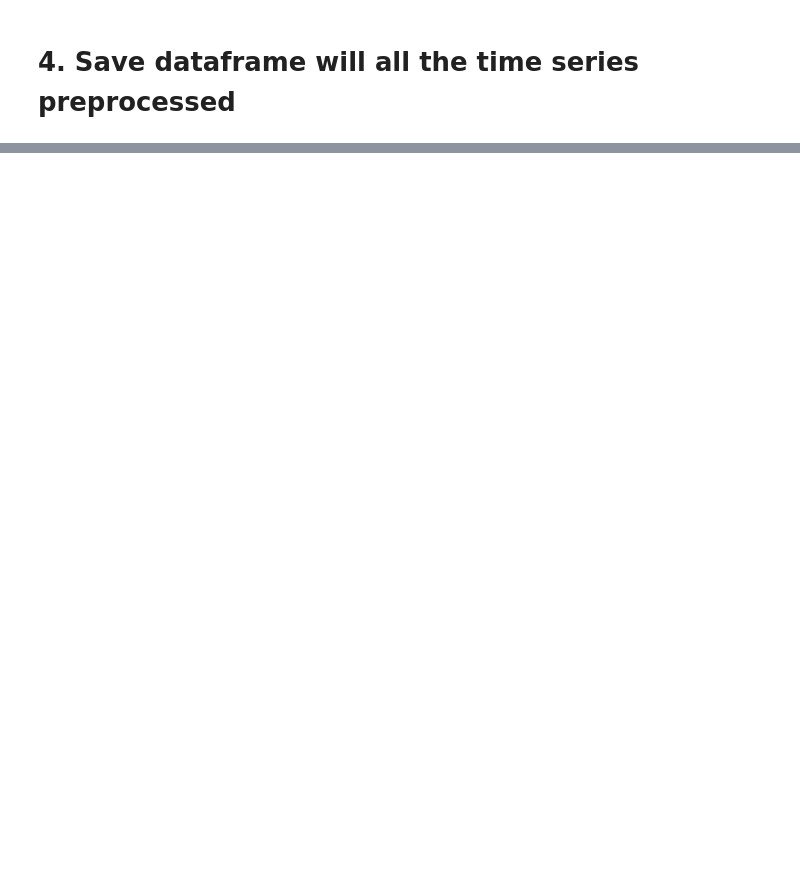
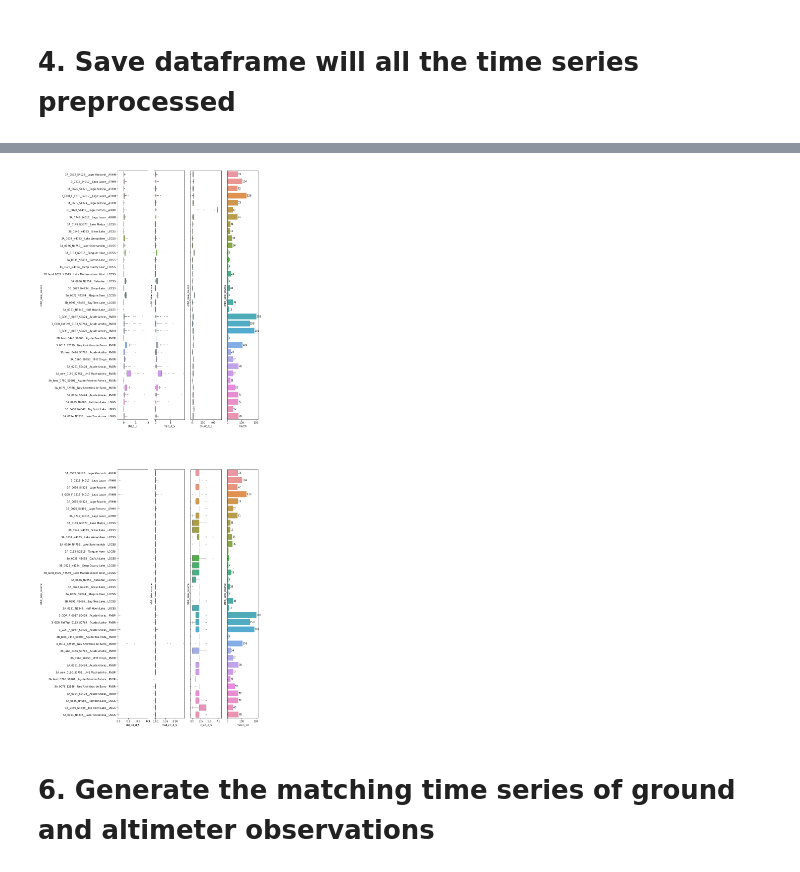
Before and after one commit to anmagomez/radar_altimetry_eval, a Jupyter notebook: src/preprocesing_ground_altis.ipynb, the cells around one changed output, grey strips where cells are left out. Saved outputs shown, nothing was run; the diff lists cells and outputs as text; code cells hidden in the pictures; blank space fills up the shorter version.

```diff
--- a/src/preprocesing_ground_altis.ipynb
+++ b/src/preprocesing_ground_altis.ipynb
@@ -143,6 +143,10 @@ else:
     path_lakes='C:/Users/amgomez/Dropbox/Research/LOCSS/other_lakes/Selected_lakes/all_lakes_wgs84_f.shp'
 
 df_sel_lakes=gpd.read_file(path_lakes)
+
+#merge name based on gauge_id
+df_lake_name=df_sel_lakes[['gauge_id','lake_name']]
+df_ground_ts=pd.merge(df_ground_ts, df_lake_name, on='gauge_id',how='left')
 # %%
 #Add the ice covered from Xiao's code
 
@@ -330,0 +517,67 @@ df_ground_ts.to_csv('../data/results/data_preprocessed_'+time_file+'.csv', sep='
+# %%
+import seaborn as sns
+
+names_field='name_altis'
+data_field='std_d_5'
+
+df=df_final_altis.copy()
+
+
+df['orbit_lake_source']=[x.split('-')[1] for x in df[names_field]]
+df['orbit_lake_source']=df['orbit_lake_source']+'__'+df['lake_name']+'__'+df['source']
+df.sort_values(by=['source'], inplace=True, ascending=True)
+
+
+names_field='orbit_lake_source'
+y_order=df[names_field].unique()
+
+flierprops = dict(marker='x', markerfacecolor='None', markersize=2,  markeredgecolor='gray')
+
+fig, axes = plt.subplots(2, 4, figsize=(10, 40), sharey=True)
+
+g=sns.boxplot(data=df, y=names_field, x=data_field, ax=axes[0,0],linewidth=0.5, flierprops=flierprops, order=y_order)
+axes[0,0].set_xlim(-0.5, 2)
+# g.set_xticklabels(g.get_xticklabels(),rotation=90)
+data_field='std_cd_d_5'
+g= sns.boxplot(data=df, y=names_field, x=data_field, ax=axes[1,0],linewidth=0.5, flierprops=flierprops, order=y_order)
+axes[1,0].set_xlim(-0.01, .3)
+# g.set_xticklabels(g.get_xticklabels(), rotation=90)
+
+data_field='mad_d_5'
+g=sns.boxplot(data=df, y=names_field, x=data_field, ax=axes[0,1],linewidth=0.5, flierprops=flierprops, order=y_order)
+axes[0,0].set_xlim(-0.5, 2)
+# g.set_xticklabels(g.get_xticklabels(),rotation=90)
+data_field='mad_cd_d_5'
+g= sns.boxplot(data=df, y=names_field, x=data_field, ax=axes[1,1],linewidth=0.5, flierprops=flierprops, order=y_order)
+axes[1,0].set_xlim(-0.01, .3)
+# g.set_xticklabels(g.get_xticklabels(), rotation=90)
+
+data_field='count_d_5'
+g=sns.boxplot(data=df, y=names_field, x=data_field, ax=axes[0,2],linewidth=0.5, flierprops=flierprops, order=y_order)
+# axes[0].set_xlim(-0.5, 2)
+# g.set_xticklabels(g.get_xticklabels(),rotation=90)
+data_field='n_cd_d_5'
+g= sns.boxplot(data=df, y=names_field, x=data_field, ax=axes[1,2],linewidth=0.5, flierprops=flierprops, order=y_order)
+# axes[1].set_xlim(-0.01, .3)
+
+df['match']=df[['height', 'median_d_5']].count(axis=1)
+df.loc[df['match']==1, 'match']=np.nan
+df.loc[df['match']==2, 'match']=1
+df_count_obs=df[[names_field, 'match']].groupby(names_field).count().reset_index()
+
+g=sns.barplot(data=df_count_obs,x='match',y=names_field, ax=axes[0,3], order=y_order)
+for i in g.containers:
+    g.bar_label(i,)
+
+df['match_cd']=df[['height', 'val_cd_d_5']].count(axis=1)
+df.loc[df['match_cd']==1, 'match_cd']=np.nan
+df.loc[df['match_cd']==2, 'match_cd']=1
+df_count_obs_cd=df[[names_field, 'match_cd']].groupby(names_field).count().reset_index()
+
+g=sns.barplot(data=df_count_obs_cd,x='match_cd',y=names_field, ax=axes[1,3], order=y_order)
+for i in g.containers:
+    g.bar_label(i,)
+# %% [output]
+[figure, added]
+# %% [markdown]
+# 6. Generate the matching time series of ground and altimeter observations
```
Also changed, not shown: parts of 5 cells of this notebook.
